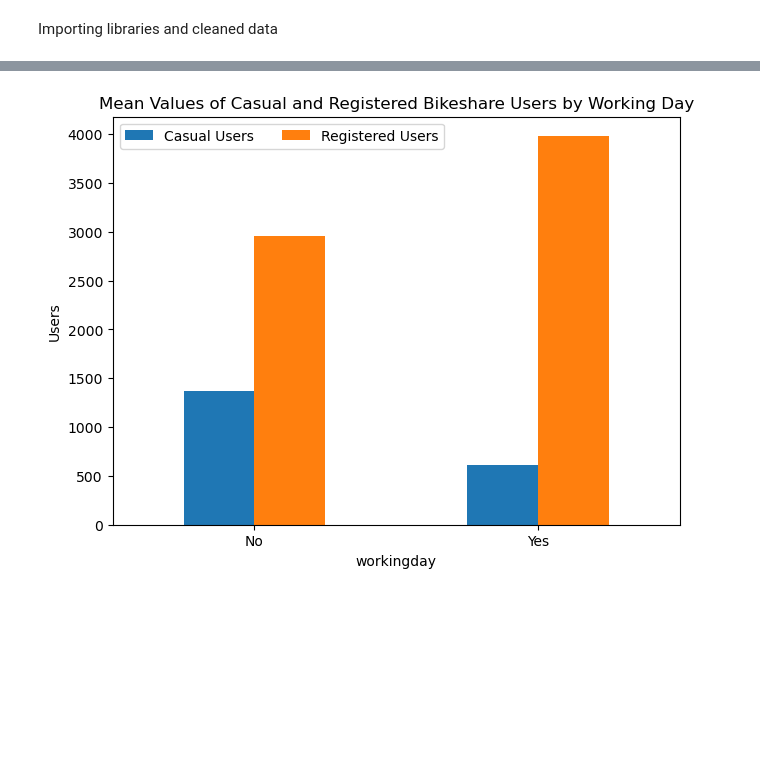
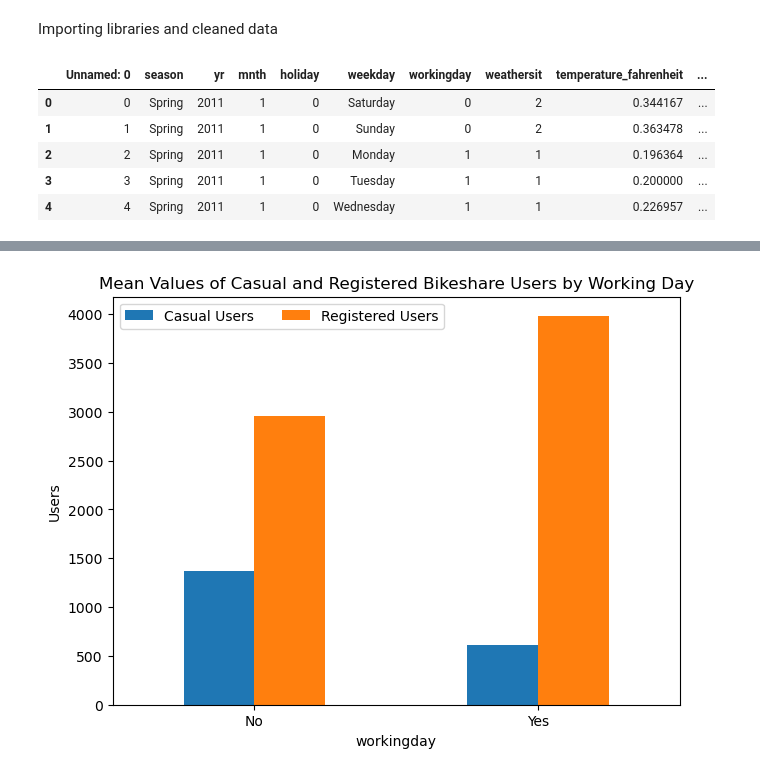
Before and after one commit to nageshwarsam/320-Final-Project, a Jupyter notebook: Project_Checkpoint_2.ipynb, the cells around one changed output, grey strips where cells are left out. Drawn from its saved outputs; the diff is of its cells as text; code cells hidden in the pictures; blank space fills up the shorter version.

```diff
--- a/Project_Checkpoint_2.ipynb
+++ b/Project_Checkpoint_2.ipynb
@@ -19,3 +19,11 @@ import seaborn as sns
 from scipy.stats import *
 # %%
 df = pd.read_csv("Data/presentable_df.csv")
+df.head(5)
+# %% [output]
+|  | Unnamed: 0 | season | yr | mnth | holiday | weekday | workingday | weathersit | temperature_fahrenheit | ... |
+| 0 | 0 | Spring | 2011 | 1 | 0 | Saturday | 0 | 2 | 0.344167 | ... |
+| 1 | 1 | Spring | 2011 | 1 | 0 | Sunday | 0 | 2 | 0.363478 | ... |
+| 2 | 2 | Spring | 2011 | 1 | 0 | Monday | 1 | 1 | 0.196364 | ... |
+| 3 | 3 | Spring | 2011 | 1 | 0 | Tuesday | 1 | 1 | 0.200000 | ... |
+| 4 | 4 | Spring | 2011 | 1 | 0 | Wednesday | 1 | 1 | 0.226957 | ... |
```
Also changed, not shown: parts of 8 cells of this notebook, 1 other file.
